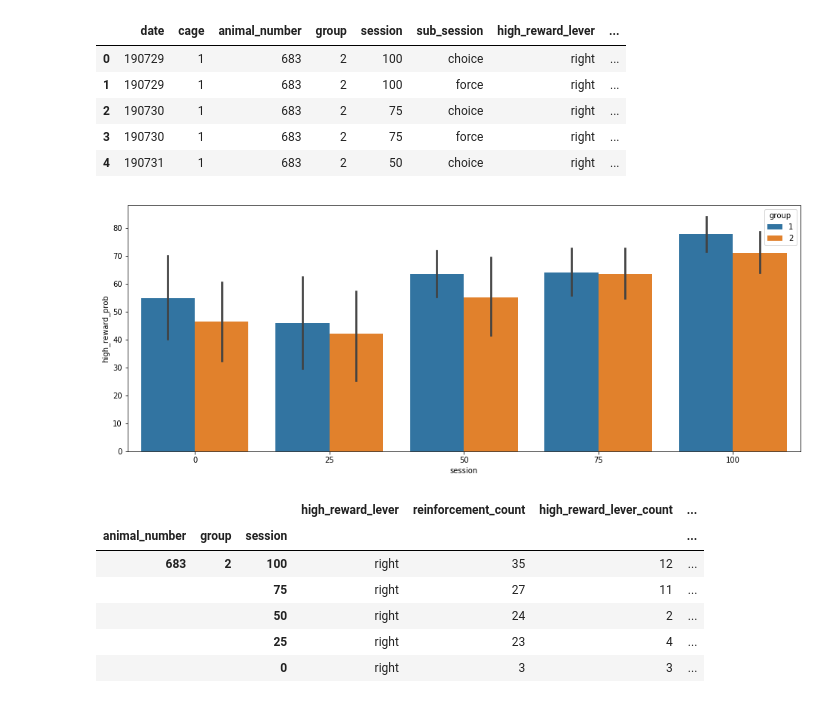
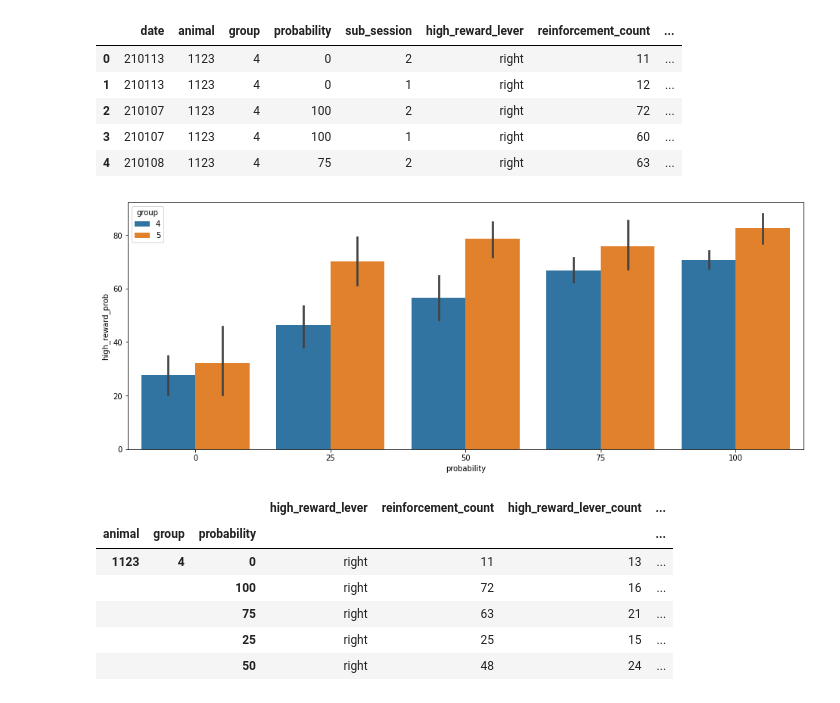
Before and after one commit to grace3999/MedPC, a Jupyter notebook: med_discounting_task_analysis.ipynb, the cells around one changed output. Cells and saved outputs as stored; diff of their text form; code cells hidden in the pictures.

```diff
--- a/med_discounting_task_analysis.ipynb
+++ b/med_discounting_task_analysis.ipynb
@@ -22,7 +22,7 @@ np.set_printoptions(suppress=True)
 # %%
 #read in task df
 
-path_task = 'C:/Users/Schindler/Documents/Schindler_Lab/Data/Behavior/Med boxes/probability_discounting/task.csv'
+path_task = '/Users/abbieschindler/Documents/ProgrammingFun/iPythonScripts/Med_PC/PD_task.csv'
 
 task = pd.read_csv(path_task, index_col=0)
 task = pd.DataFrame(data = task)
@@ -46,10 +46,10 @@ task.head(10)
 # %%
-path_animal_info = 'C:/Users/Schindler/Documents/Schindler_Lab/Data/Analysis/Excel files/Med boxes/PD_round1.xlsx'
+path_animal_info = '/Users/abbieschindler/Documents/Schindler_Lab/Data/Behavior/med_boxes/assignments/PCA_PD_DRL_210101_meta.xlsx'
 
 animal_info = pd.read_excel(path_animal_info)
 animal_info = pd.DataFrame(data = animal_info)
 
-animal_info.rename(columns={"animal": "animal_number"}, inplace=True)
+animal_info.rename(columns={"animal": "animal"}, inplace=True)
 print(animal_info.shape)
 
 animal_info.head()
@@ -64,5 +64,5 @@ animal_info.head()
 # %%
 df_final = (task.merge(animal_info,
-                on=['animal_number'], how='left'))
+                on=['animal'], how='left'))
 df_final.head()
 # %% [output]
@@ -123,19 +88,19 @@ Name: date, dtype: int64
 
 pd_df_session = pd.DataFrame()
 
-animals = df_final['animal_number'].unique()
+animals = df_final['animal'].unique()
 
 for animal in animals:
 
     #get animal data
-    animal_data = df_final[df_final['animal_number'] == animal]
+    animal_data = df_final[df_final['animal'] == animal]
 
     #generate session df
-    sessions = animal_data['session'].unique()
+    sessions = animal_data['probability'].unique()
 
     for session in sessions:
         #get session data for animal
-        animal_data_session = animal_data[animal_data['session'] == session]
+        animal_data_session = animal_data[animal_data['probability'] == session]
 
         #generate session df
         sub_sessions = animal_data_session['sub_session'].unique()
@@ -148,10 +113,9 @@ for animal in animals:
 
             #fill meta data
             pd_df_session_int['date'] = animal_data_sub_session['date'].unique()
-            pd_df_session_int['cage'] = animal_data_sub_session['cage'].unique()
-            pd_df_session_int['animal_number'] = animal_data_sub_session['animal_number'].unique()
+            pd_df_session_int['animal'] = animal_data_sub_session['animal'].unique()
             pd_df_session_int['group'] = animal_data_sub_session['group'].unique()
-            pd_df_session_int['session'] = session
+            pd_df_session_int['probability'] = session
             pd_df_session_int['sub_session'] = sub
 
             #compute and fill session data
@@ -159,17 +123,17 @@ for animal in animals:
                 pd_df_session_int['high_reward_lever'] = 'right'
                 pd_df_session_int['reinforcement_count'] = animal_data_sub_session['reinforcement_count'].sum()
                 pd_df_session_int['high_reward_lever_count'] = animal_data_sub_session['right_lever_count'].sum()
-                pd_df_session_int['high_reward_lever_latency_ave'] = animal_data_sub_session['right_lever_latency'].mean()
+                pd_df_session_int['high_reward_lever_latency_ave'] = animal_data_sub_session[animal_data_sub_session['right_lever_count'] == 1]['right_lever_latency'].mean()
                 pd_df_session_int['low_reward_lever_count'] = animal_data_sub_session['left_lever_count'].sum()
-                pd_df_session_int['low_reward_lever_latency_ave'] = animal_data_sub_session['left_lever_latency'].mean()
+                pd_df_session_int['low_reward_lever_latency_ave'] = animal_data_sub_session[animal_data_sub_session['left_lever_count'] == 1]['left_lever_latency'].mean()
 
             elif animal_data_sub_session['high_reward_lever'].unique() == 2:
                 pd_df_session_int['high_reward_lever'] = 'left'
                 pd_df_session_int['reinforcement_count'] = animal_data_sub_session['reinforcement_count'].sum()
                 pd_df_session_int['high_reward_lever_count'] = animal_data_sub_session['left_lever_count'].sum()
-                pd_df_session_int['high_reward_lever_latency_ave'] = animal_data_sub_session['left_lever_latency'].mean()
+                pd_df_session_int['high_reward_lever_latency_ave'] = animal_data_sub_session[animal_data_sub_session['left_lever_count'] == 1]['left_lever_latency'].mean()
                 pd_df_session_int['low_reward_lever_count'] = animal_data_sub_session['right_lever_count'].sum()
-                pd_df_session_int['low_reward_lever_latency_ave'] = animal_data_sub_session['right_lever_latency'].mean()
+                pd_df_session_int['low_reward_lever_latency_ave'] = animal_data_sub_session[animal_data_sub_session['right_lever_count'] == 1]['right_lever_latency'].mean()
 
             pd_df_session_int['high_reward_prob'] = pd_df_session_int['high_reward_lever_count'] / \
                 (pd_df_session_int['high_reward_lever_count'] + pd_df_session_int['low_reward_lever_count']) * 100
@@ -179,32 +143,32 @@ for animal in animals:
 pd_df_session.reset_index(inplace=True, drop=True)
 pd_df_session.head()
 # %% [output]
-|  | date | cage | animal_number | group | session | sub_session | high_reward_lever | ... |
-| 0 | 190729 | 1 | 683 | 2 | 100 | choice | right | ... |
-| 1 | 190729 | 1 | 683 | 2 | 100 | force | right | ... |
-| 2 | 190730 | 1 | 683 | 2 | 75 | choice | right | ... |
-| 3 | 190730 | 1 | 683 | 2 | 75 | force | right | ... |
-| 4 | 190731 | 1 | 683 | 2 | 50 | choice | right | ... |
+|  | date | animal | group | probability | sub_session | high_reward_lever | reinforcement_count | ... |
+| 0 | 210113 | 1123 | 4 | 0 | 2 | right | 11 | ... |
+| 1 | 210113 | 1123 | 4 | 0 | 1 | right | 12 | ... |
+| 2 | 210107 | 1123 | 4 | 100 | 2 | right | 72 | ... |
+| 3 | 210107 | 1123 | 4 | 100 | 1 | right | 60 | ... |
+| 4 | 210108 | 1123 | 4 | 75 | 2 | right | 63 | ... |
 # %%
 plt.figure(figsize=(16, 6))
-g = sns.barplot(x='session', y='high_reward_prob', data=pd_df_session[pd_df_session['sub_session'] == 'choice'], ci=68, hue='group')
+g = sns.barplot(x='probability', y='high_reward_prob', data=pd_df_session[pd_df_session['sub_session'] == 2], ci=68, hue='group')
 # %% [output]
-[figure, old version]
+[figure, new version]
 # %%
 pd_df_session.to_csv('pd_df_session.csv')
 # %%
-choice_df = pd_df_session[pd_df_session['sub_session'] == 'choice']
-choice_df = choice_df.drop(['date', 'cage', 'sub_session'], axis=1)
-choice_df.set_index(['animal_number', 'group', 'session'], inplace=True)
+choice_df = pd_df_session[pd_df_session['sub_session'] == 2]
+choice_df = choice_df.drop(['date', 'sub_session'], axis=1)
+choice_df.set_index(['animal', 'group', 'probability'], inplace=True)
 choice_df.head()
 # %% [output]
 |  |  |  | high_reward_lever | reinforcement_count | high_reward_lever_count | ... |
-| animal_number | group | session |  |  |  | ... |
-| 683 | 2 | 100 | right | 35 | 12 | ... |
-|  |  | 75 | right | 27 | 11 | ... |
-|  |  | 50 | right | 24 | 2 | ... |
-|  |  | 25 | right | 23 | 4 | ... |
-|  |  | 0 | right | 3 | 3 | ... |
+| animal | group | probability |  |  |  | ... |
+| 1123 | 4 | 0 | right | 11 | 13 | ... |
+|  |  | 100 | right | 72 | 16 | ... |
+|  |  | 75 | right | 63 | 21 | ... |
+|  |  | 25 | right | 25 | 15 | ... |
+|  |  | 50 | right | 48 | 24 | ... |
 # %%
 choice_df = choice_df.unstack(-1)
 choice_df.head()
```
Also changed, not shown: parts of 7 cells of this notebook, 1 other file.
